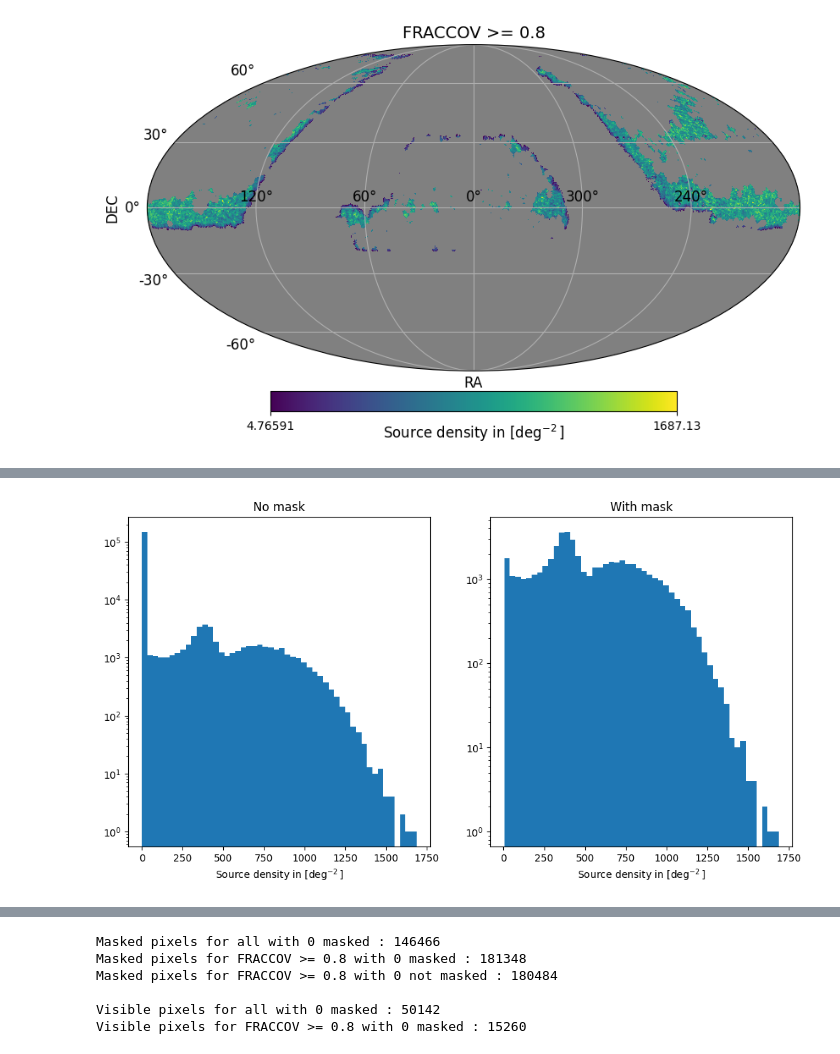
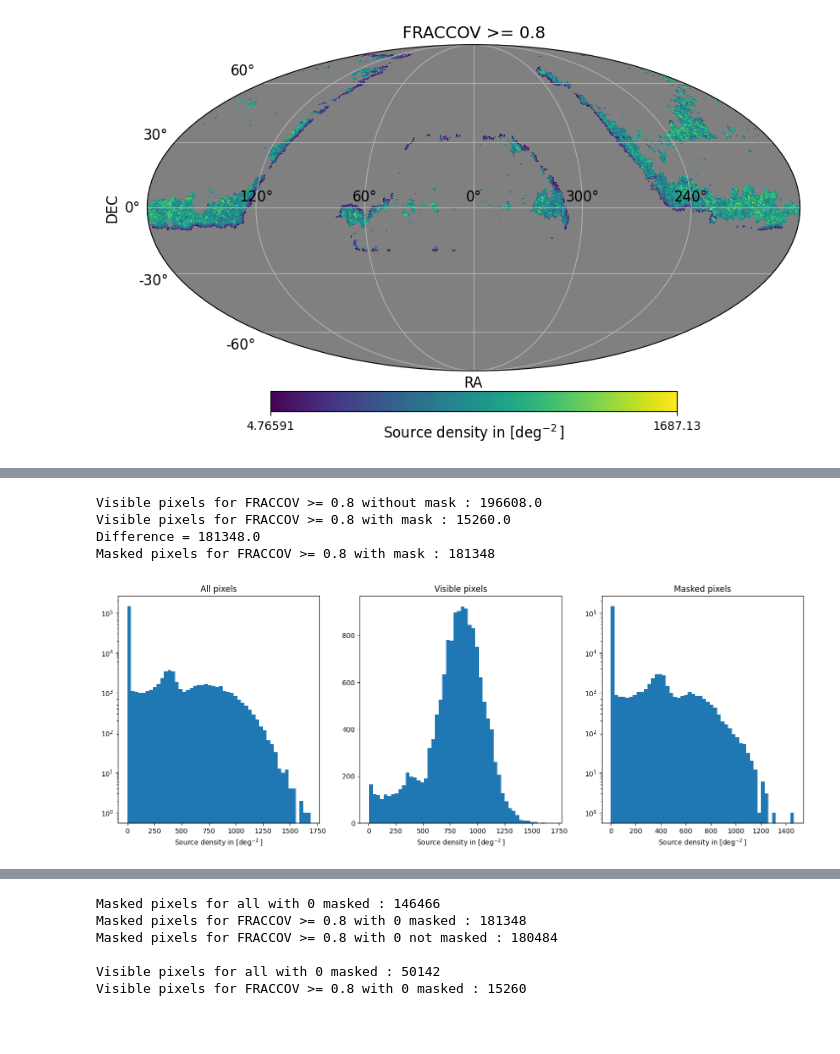
Before and after one commit to johannct/M2_Stage_Code, a Jupyter notebook: DESI BGS FRACCOV.ipynb, the cells around one changed output, grey strips where cells are left out. Saved outputs shown, nothing was run; the diff lists cells and outputs as text; code cells hidden in the pictures; blank space fills up the shorter version.

Commit message:
Etude des histogrammes pour coupures FRACCOV et pour minimum density

```diff
--- a/DESI BGS FRACCOV.ipynb
+++ b/DESI BGS FRACCOV.ipynb
@@ -164,3 +158,8 @@ m
 [figure]
 # %% [markdown]
 ## FRACCOV cut
+# %%
+FRACCUT = df.groupby(col_ipix)['FRACCOV'].mean()
+hp.projview(np.array(FRACCUT), unit="FRACCOV for BGS", title=f"nside = {nside}", nest=True, graticule=True, graticule_labels=True, cmap='jet')
+plt.xlabel("RA")
+plt.ylabel("DEC");
@@ -178,7 +179,7 @@ def cut_FracCov(data, frac_min, FRACCOV=DR1['FRACCOV'], invert=False):
 
 
 frac_min = 0.8
-NSource_sel = cut_FracCov(NSource_BGS_px_masked, frac_min, df.groupby(col_ipix)['FRACCOV'].mean())
+NSource_sel = cut_FracCov(NSource_BGS_px_masked, frac_min, FRACCUT)
 map = NSource_sel
 hp.projview(map, unit="Source density in $[\deg^{-2}]$", nest=True, graticule=True, graticule_labels=True, title=f'FRACCOV >= {frac_min}')
 plt.xlabel("RA")
@@ -188,7 +272,17 @@ plt.ylabel("DEC");
 # %%
-fig, ax = plt.subplots(1, 2, figsize=[12, 6])
-get_hist(NSource_sel.data, xlabel="Source density in $[\deg^{-2}]$", title="No mask", bins=50, log=True, figax=(fig, ax[0]))
-get_hist(NSource_sel, xlabel="Source density in $[\deg^{-2}]$", title="With mask", bins=50, log=True, figax=(fig, ax[1]));
+fig, ax = plt.subplots(1, 3, figsize=[18, 6])
+var3, bins = get_hist(NSource_sel.data, xlabel="Source density in $[\deg^{-2}]$", title="All pixels", bins=50, log=True, figax=(fig, ax[0]))
+var4, bins = get_hist(NSource_sel[~NSource_sel.mask], xlabel="Source density in $[\deg^{-2}]$", title="Visible pixels", bins=50, log=False, figax=(fig, ax[1]))
+get_hist(NSource_sel.data[NSource_sel.mask], xlabel="Source density in $[\deg^{-2}]$", title="Masked pixels", bins=50, log=True, figax=(fig, ax[2]))
+
+print(f"Visible pixels for FRACCOV >= {frac_min} without mask :", var3.sum())
+print(f"Visible pixels for FRACCOV >= {frac_min} with mask :", var4.sum())
+print("Difference =", var3.sum() - var4.sum())
+print(f"Masked pixels for FRACCOV >= {frac_min} with mask :", np.count_nonzero(NSource_sel.mask))
 # %% [output]
+Visible pixels for FRACCOV >= 0.8 without mask : 196608.0
+Visible pixels for FRACCOV >= 0.8 with mask : 15260.0
+Difference = 181348.0
+Masked pixels for FRACCOV >= 0.8 with mask : 181348
-[figure, old version]
+[figure, new version]
 # %%
```
Also changed, not shown: parts of 14 cells of this notebook.
